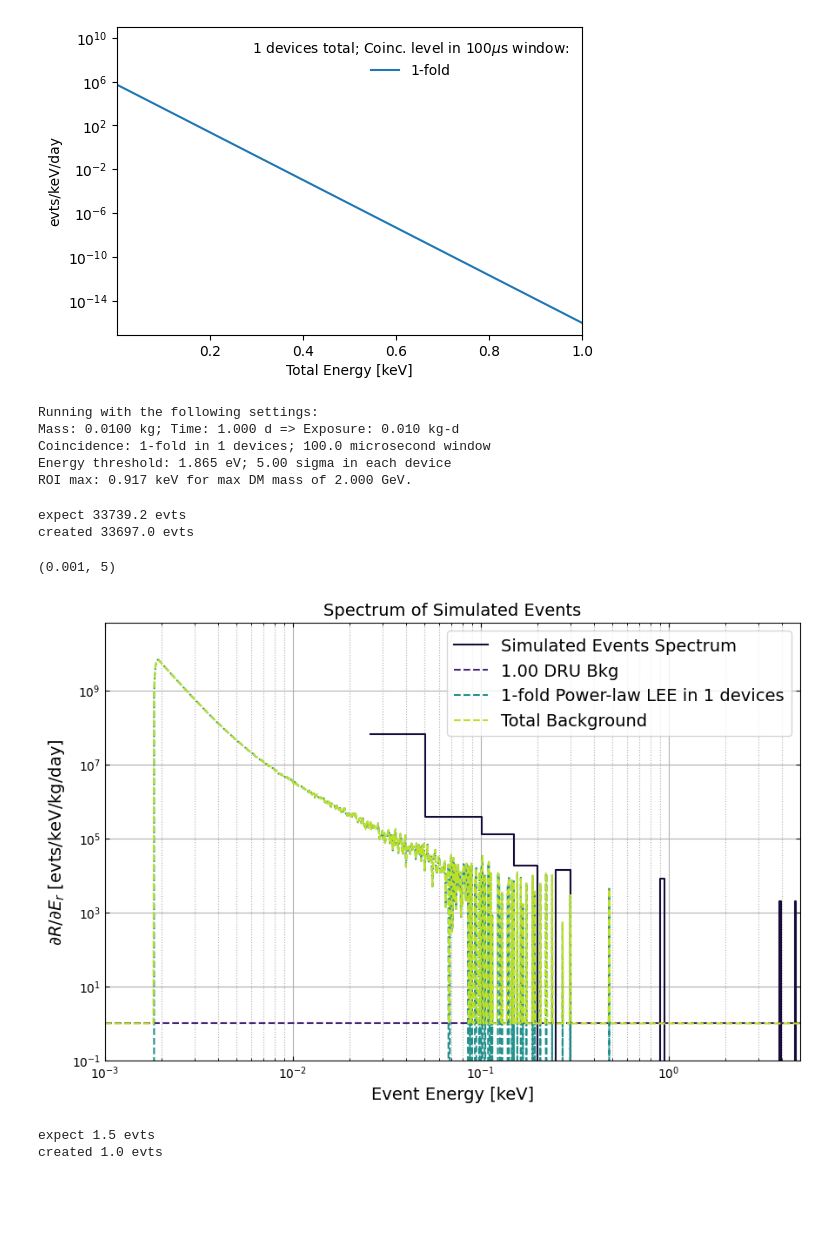
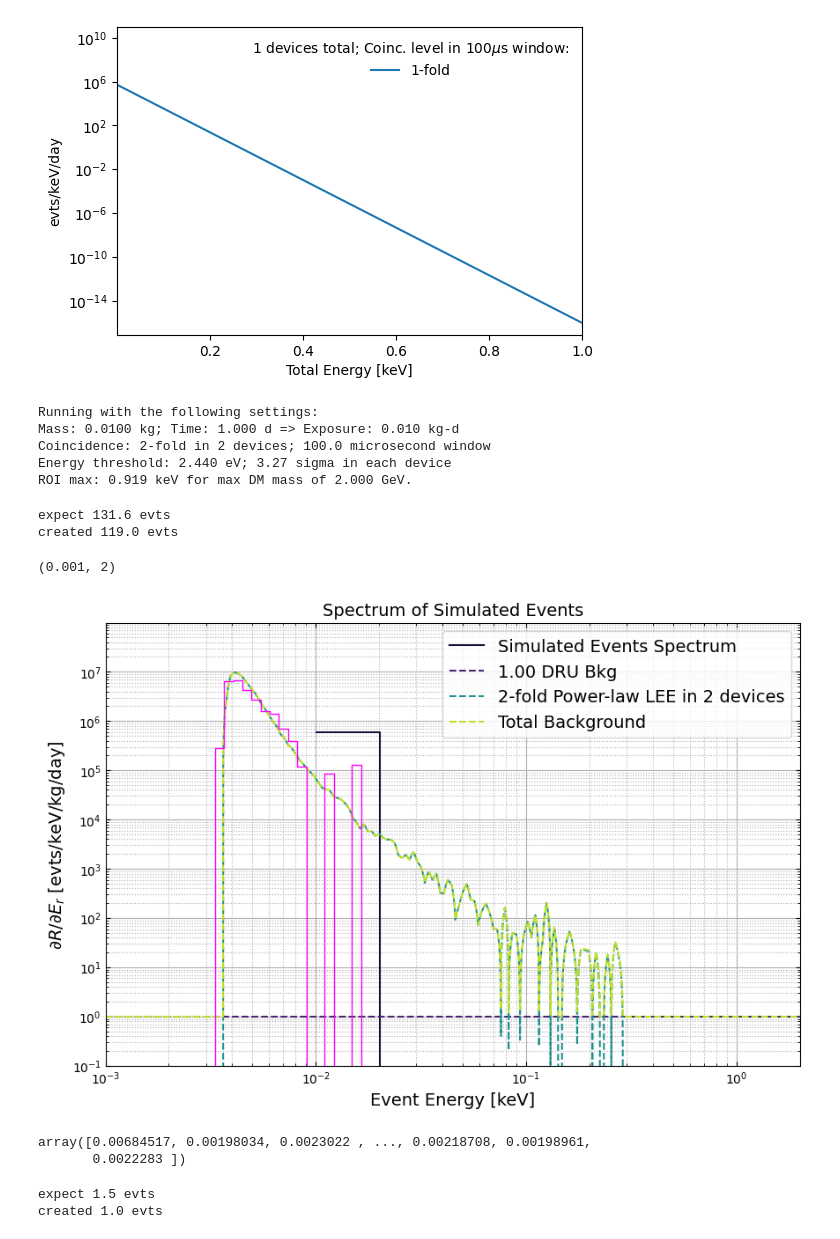
Before and after one commit to spice-herald/DarkLim, a Jupyter notebook: examples/helium-update-playground.ipynb, the cells around one changed output. Drawn from its saved outputs; the diff is of its cells as text; code cells hidden in the pictures; blank space fills up the shorter version.

```diff
--- a/examples/helium-update-playground.ipynb
+++ b/examples/helium-update-playground.ipynb
@@ -153,8 +153,8 @@ var_threshold = True
 
 energy_res = 0.373e-3 # energy resolution in keV
 
-n_devices = 1
-coinc = 1
+n_devices = 2
+coinc = 2
 window = 100e-6 # s
 
 he_gain = 0.15
@@ -201,39 +201,50 @@ print('ROI max: {:0.3f} keV for max DM mass of {:0.3f} GeV.'.format(ehigh,max(m_
 # %% [output]
 Running with the following settings:
 Mass: 0.0100 kg; Time: 1.000 d => Exposure: 0.010 kg-d
-Coincidence: 1-fold in 1 devices; 100.0 microsecond window
-Energy threshold: 1.865 eV; 5.00 sigma in each device
-ROI max: 0.917 keV for max DM mass of 2.000 GeV.
+Coincidence: 2-fold in 2 devices; 100.0 microsecond window
+Energy threshold: 2.440 eV; 3.27 sigma in each device
+ROI max: 0.919 keV for max DM mass of 2.000 GeV.
 # %%
 SE.reset_sim()
 SE.add_flat_bkgd(1) # flat background of 1 DRU
 SE.add_nfold_powerlaw_lee_bkgd(m=n_devices,n=coinc,w=window)
 
 #dmmass = 0.02
 #xsec = 2e-38
 
 #SE.add_dm_bkgd(dmmass, xsec)
 
 #en_interp = np.geomspace(1e-6,1, num=1000)
 #dm = smeared_wimp(en_interp,dmmass,sigma0=xsec,tm=tm,res=energy_res)
 
-emax = 5
+emax = 2
 
-gen_evts = SE.generate_background(emax, e_low=1e-3, npts=1000, plot_bkgd=True, verbose=True)
+gen_evts = SE.generate_background(emax, e_low=1e-4, npts=10000, plot_bkgd=True, verbose=True)
 ax = plt.gca()
+
+h = Hist1d(gen_evts,bins=np.geomspace(1e-4,emax,num=100))
+bw = h.bin_edges[1::]-h.bin_edges[:-1]
+#h *= pile_up_rate/np.sum(h.histogram)
+h *= 1/bw/mass_det/time_elapsed
+h.plot(lw=1,color='magenta')
 
 #ax.plot(en_interp,dm,ls='-',alpha=1,color='magenta',label='Smeared WIMP')
 
 #plt.ylim(0.1,50)
 ax.set_xscale('log')
 ax.set_xlim(1e-3,emax)
 #ax.axvline(threshold,ls='-',color='red')
 #ax.axvspan(threshold-energy_res,threshold+energy_res,facecolor='red',alpha=0.1)
 # %% [output]
-expect 33739.2 evts
-created 33697.0 evts
+expect 131.6 evts
+created 119.0 evts
-(0.001, 5)
+(0.001, 2)
-[figure, old version]
+[figure, new version]
+# %%
+gen_evts
+# %% [output]
+array([0.00684517, 0.00198034, 0.0023022 , ..., 0.00218708, 0.00198961,
+       0.0022283 ])
 # %%
 
 # run
```
Also changed, not shown: 1 other file.
